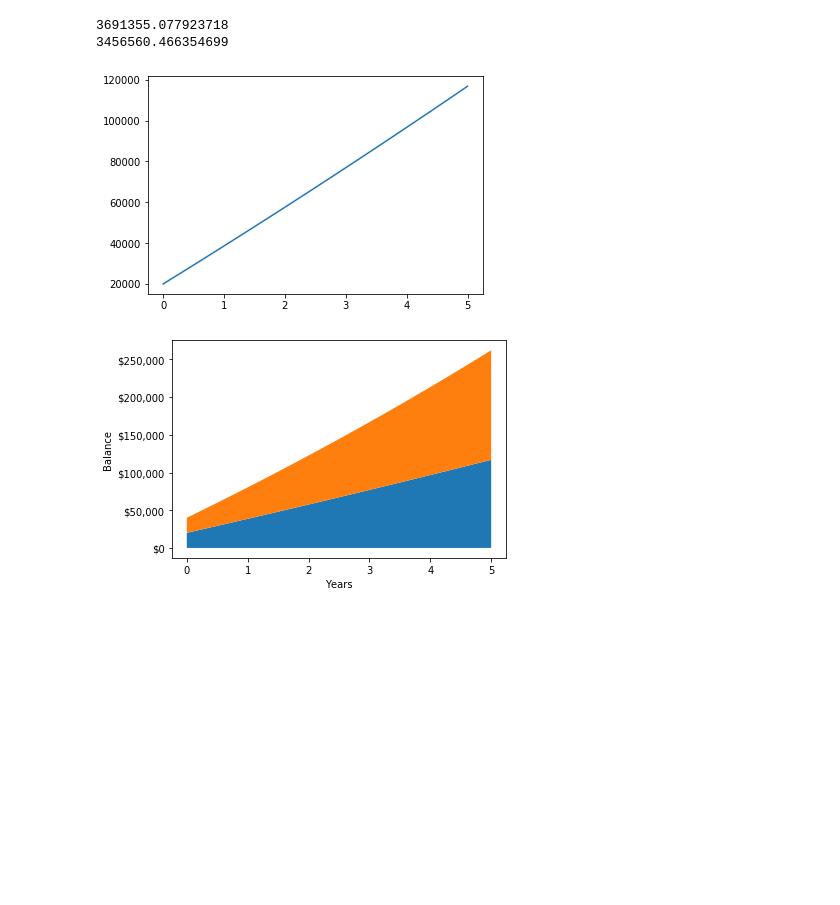
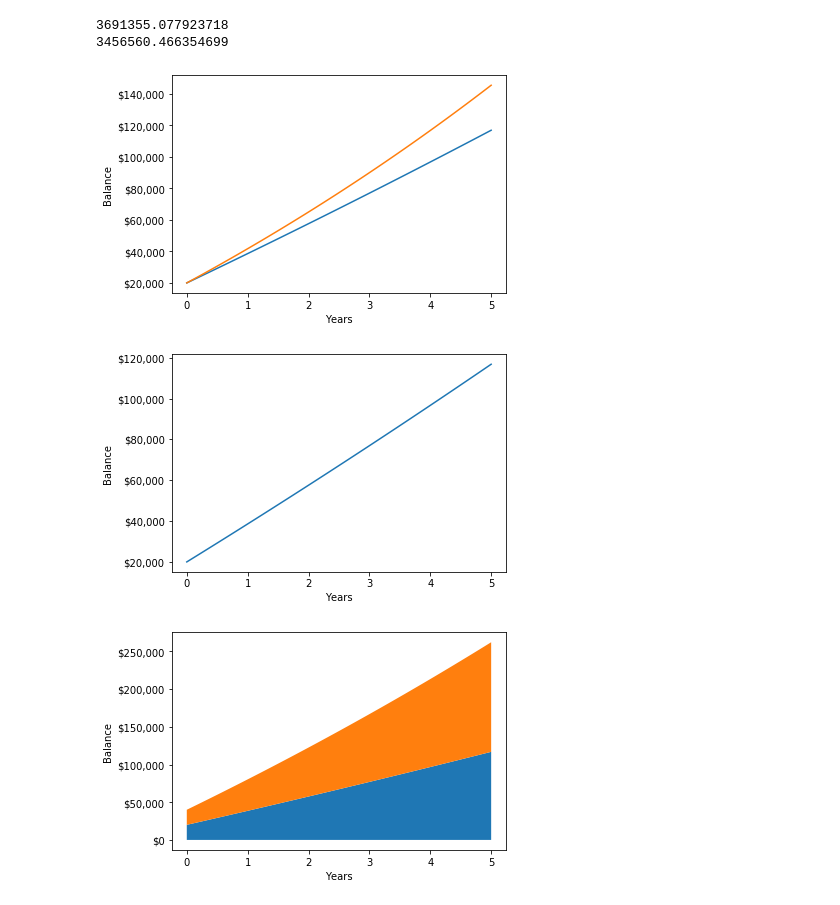
Before and after one commit to berger156/CompoundInterest, a Jupyter notebook: Compound Interest.ipynb, the cells around one changed output. Cells and saved outputs as stored; diff of their text form; code cells hidden in the pictures; blank space fills up the shorter version.

```diff
--- a/Compound Interest.ipynb
+++ b/Compound Interest.ipynb
@@ -57,7 +57,14 @@ class account:
     @classmethod
     def plotAccounts(cls, noYears, *acctType):
         t = np.linspace(0, noYears)
-        plt.figure()
+
+        fig, ax = plt.subplots()
+        fmt = '${x:,.0f}'
+        tick = mtick.StrMethodFormatter(fmt)
+        ax.yaxis.set_major_formatter(tick)
+        ax.set_xlabel("Years")
+        ax.set_ylabel("Balance")
+
         if len(acctType):
             matchingType = acctType[0]
             for acct in cls._registry:
@@ -210,10 +217,14 @@ print(Betterment.calcBalance(37,-0.25))
 # %% [output]
 3691355.077923718
 3456560.466354699
+# %%
+account.plotAccounts(5)
+# %% [output]
+[figure, added]
 # %%
 account.plotAccounts(5,"savings")
 # %% [output]
-[figure, old version]
+[figure, new version]
 # %%
 account.stackAccounts(5)
 # %% [output]
```
Also changed, not shown: parts of 1 cell of this notebook, 2 other files.
